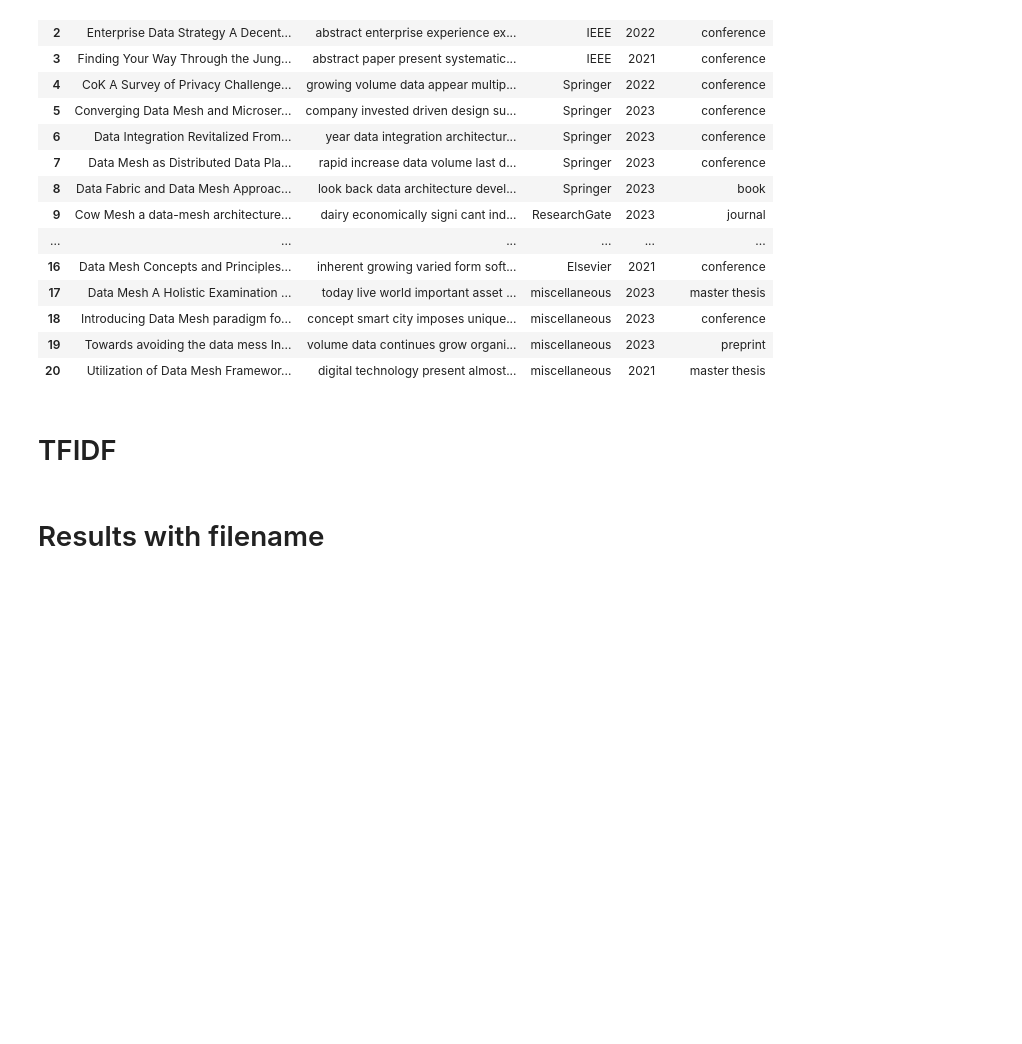
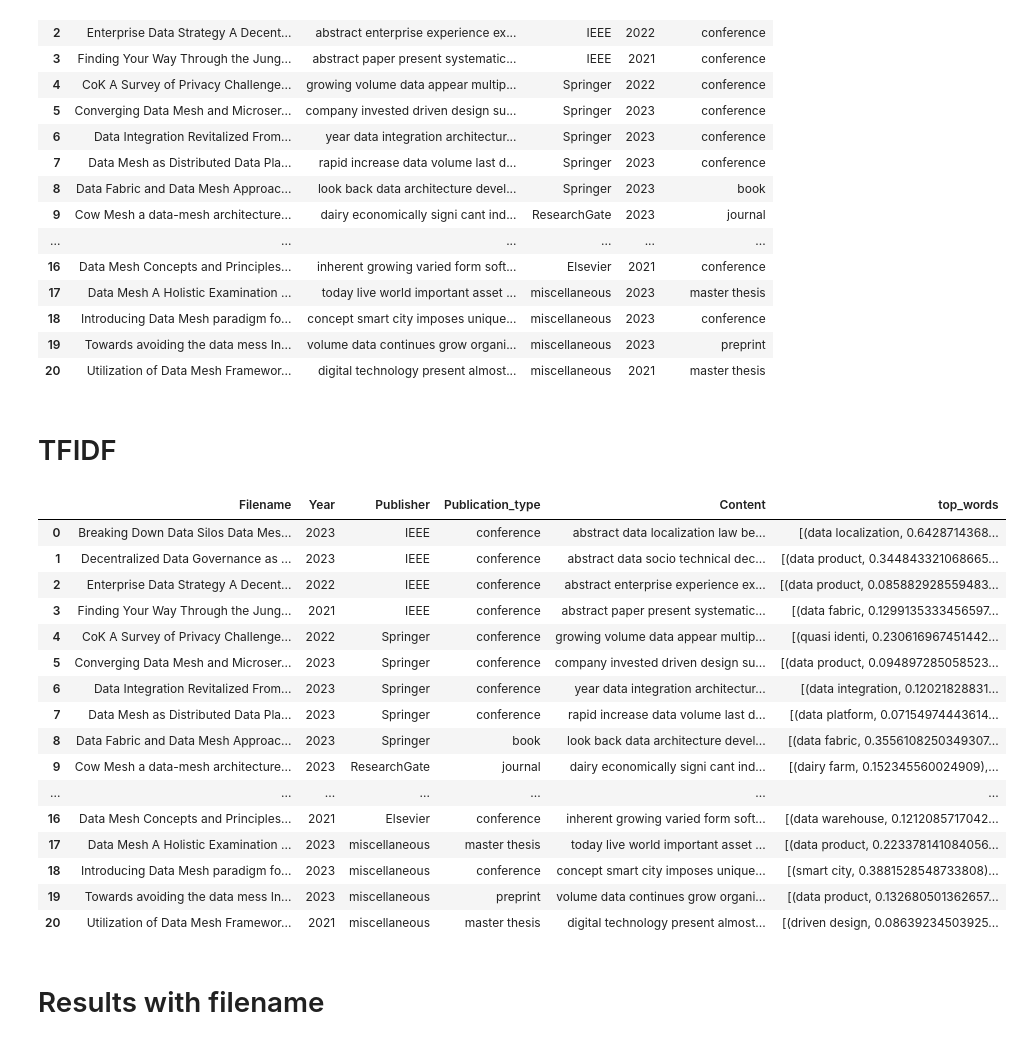
Before and after one commit to clumsyspeedboat/data_mesh_topics_and_sentiment, a Jupyter notebook: 03_Vectorizer.ipynb, the cells around one changed output. Saved outputs shown, nothing was run; the diff lists cells and outputs as text; code cells hidden in the pictures; blank space fills up the shorter version.

```diff
--- a/03_Vectorizer.ipynb
+++ b/03_Vectorizer.ipynb
@@ -117,6 +113,26 @@ def find_top_words_for_each_document(df, num_top_words=5):
 # Call the function
 result_df_tfidf = find_top_words_for_each_document(df)
 #result_df_tfidf
+# %%
+result_df_tfidf
+# %% [output]
+|  | Filename | Year | Publisher | Publication_type | Content | top_words |
+| 0 | Breaking Down Data Silos Data Mes... | 2023 | IEEE | conference | abstract data localization law be... | [(data localization, 0.6428714368... |
+| 1 | Decentralized Data Governance as ... | 2023 | IEEE | conference | abstract data socio technical dec... | [(data product, 0.344843321068665... |
+| 2 | Enterprise Data Strategy A Decent... | 2022 | IEEE | conference | abstract enterprise experience ex... | [(data product, 0.085882928559483... |
+| 3 | Finding Your Way Through the Jung... | 2021 | IEEE | conference | abstract paper present systematic... | [(data fabric, 0.1299135333456597... |
+| 4 | CoK A Survey of Privacy Challenge... | 2022 | Springer | conference | growing volume data appear multip... | [(quasi identi, 0.230616967451442... |
+| 5 | Converging Data Mesh and Microser... | 2023 | Springer | conference | company invested driven design su... | [(data product, 0.094897285058523... |
+| 6 | Data Integration Revitalized From... | 2023 | Springer | conference | year data integration architectur... | [(data integration, 0.12021828831... |
+| 7 | Data Mesh as Distributed Data Pla... | 2023 | Springer | conference | rapid increase data volume last d... | [(data platform, 0.07154974443614... |
+| 8 | Data Fabric and Data Mesh Approac... | 2023 | Springer | book | look back data architecture devel... | [(data fabric, 0.3556108250349307... |
+| 9 | Cow Mesh a data-mesh architecture... | 2023 | ResearchGate | journal | dairy economically signi cant ind... | [(dairy farm, 0.152345560024909),... |
+| ... | ... | ... | ... | ... | ... | ... |
+| 16 | Data Mesh Concepts and Principles... | 2021 | Elsevier | conference | inherent growing varied form soft... | [(data warehouse, 0.1212085717042... |
+| 17 | Data Mesh A Holistic Examination ... | 2023 | miscellaneous | master thesis | today live world important asset ... | [(data product, 0.223378141084056... |
+| 18 | Introducing Data Mesh paradigm fo... | 2023 | miscellaneous | conference | concept smart city imposes unique... | [(smart city, 0.3881528548733808)... |
+| 19 | Towards avoiding the data mess In... | 2023 | miscellaneous | preprint | volume data continues grow organi... | [(data product, 0.132680501362657... |
+| 20 | Utilization of Data Mesh Framewor... | 2021 | miscellaneous | master thesis | digital technology present almost... | [(driven design, 0.08639234503925... |
 # %% [markdown]
 # Results with filename
 # %%
```
Also changed, not shown: parts of 11 cells of this notebook.
